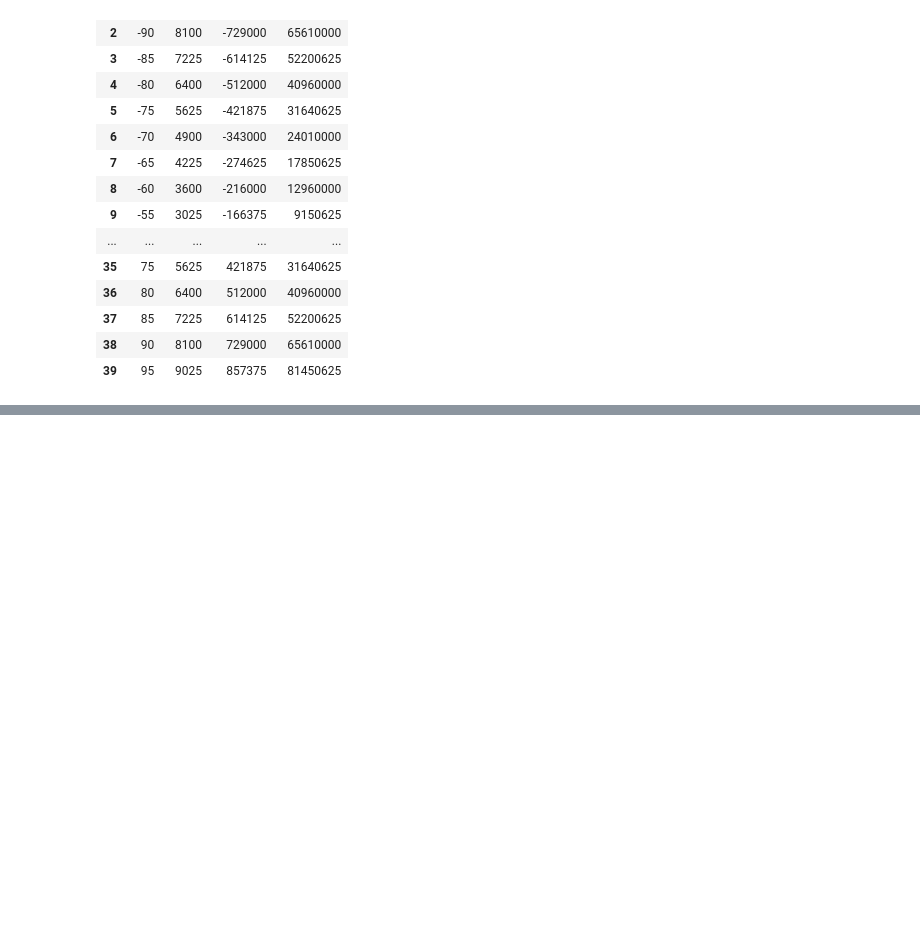
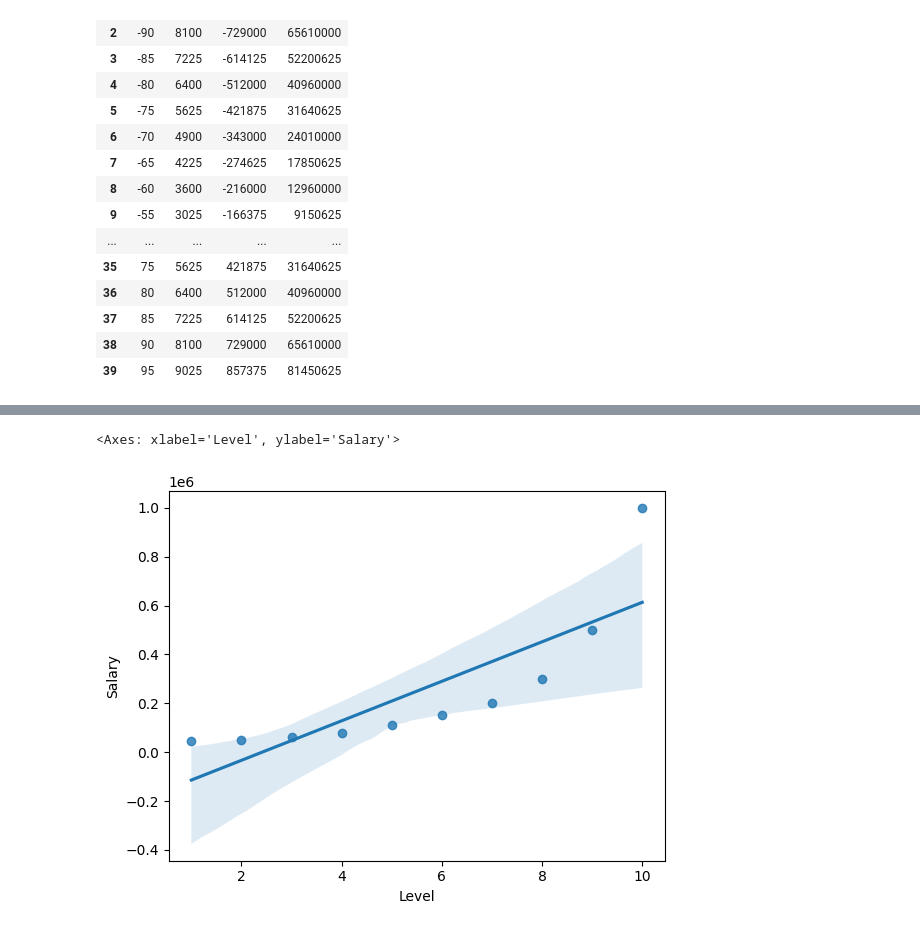
Before and after one commit to aakarshitpathak/AI-and-ML-Full-Syllabus, a Jupyter notebook: Regression/polynomials_regression.ipynb, the cells around one changed output, grey strips where cells are left out. Saved outputs shown, nothing was run; the diff lists cells and outputs as text; code cells hidden in the pictures; blank space fills up the shorter version.

```diff
--- a/Regression/polynomials_regression.ipynb
+++ b/Regression/polynomials_regression.ipynb
@@ -106,0 +123,5 @@ df
+# %%
+sns.regplot(data=df, x='Level', y='Salary', marker='o')
+# %% [output]
+<Axes: xlabel='Level', ylabel='Salary'>
+[figure, added]
```
Also changed, not shown: parts of 4 cells of this notebook.
